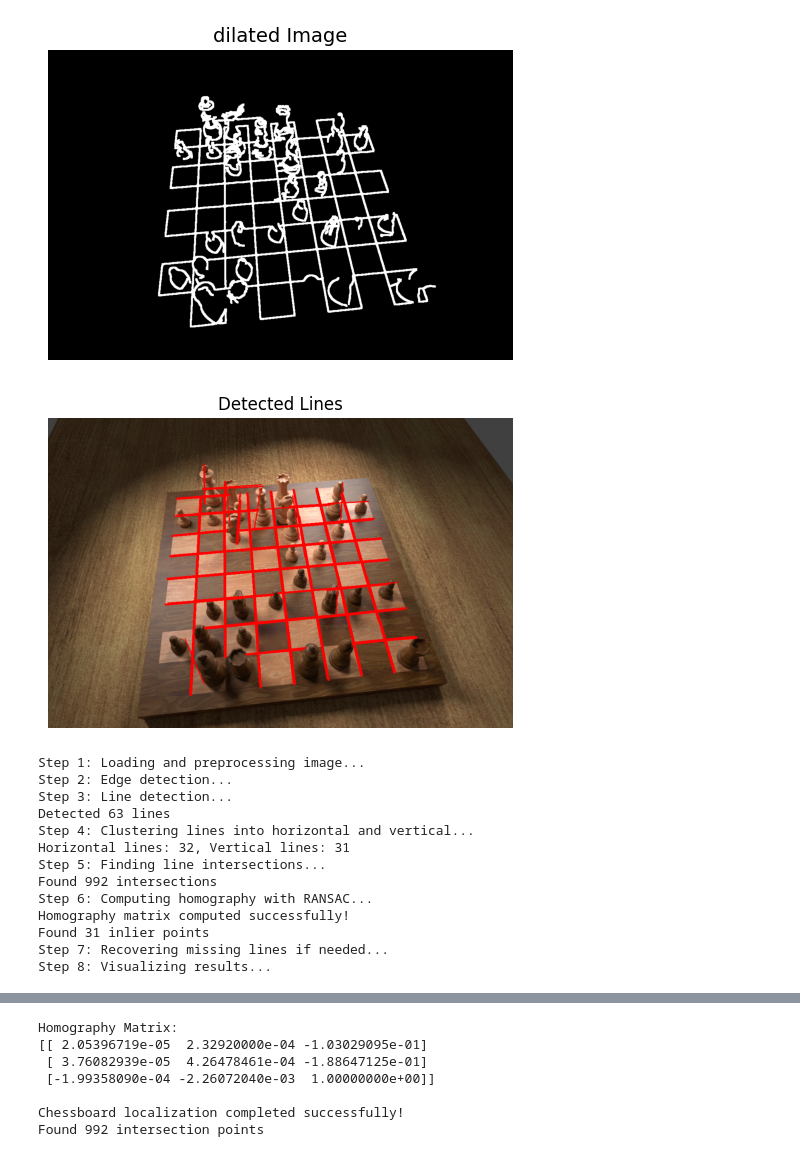
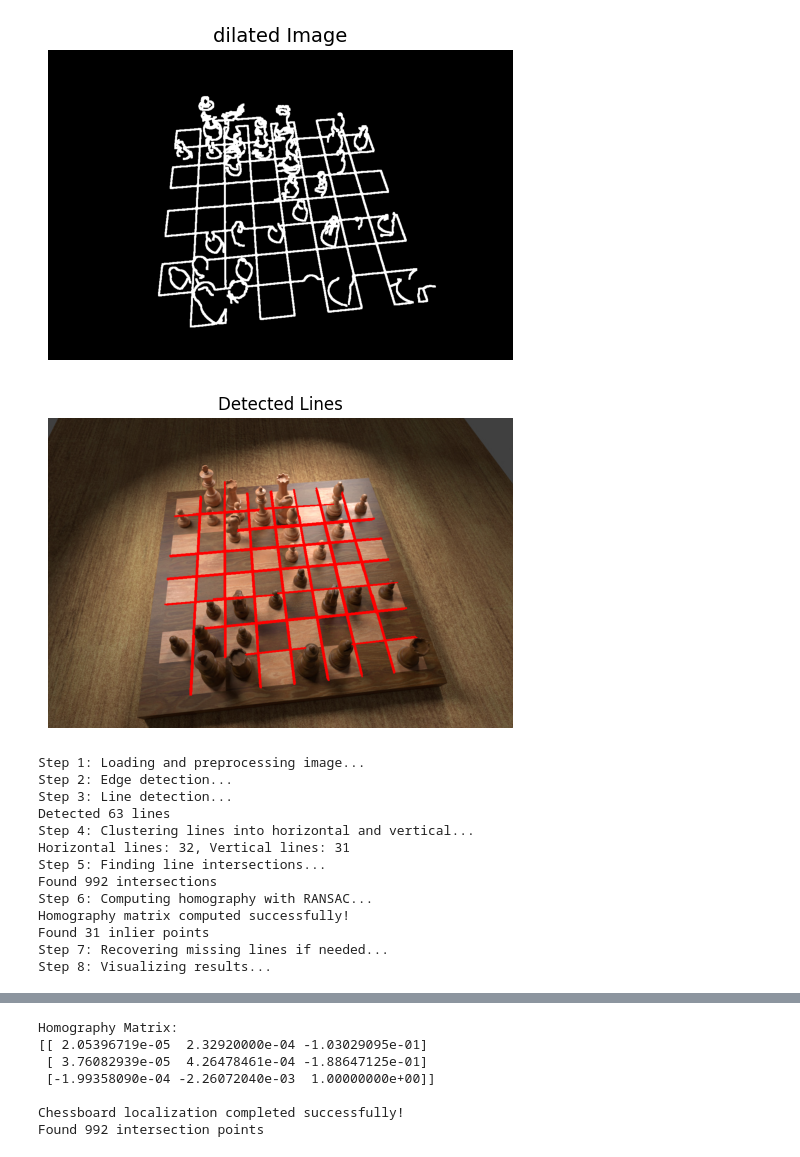
Before and after one commit to aladin20c/chess_computer_vision, a Jupyter notebook: version1.ipynb, the cells around one changed output, grey strips where cells are left out. Saved outputs shown, nothing was run; the diff lists cells and outputs as text; code cells hidden in the pictures.

```diff
--- a/version1.ipynb
+++ b/version1.ipynb
@@ -36,8 +58,8 @@ def dilate_image(image, iterations=1):
 def detect_lines(edges, hough_threshold=50, min_line_length=50, max_line_gap=20):
     """Detect lines using Hough Transform
     Uses Probabilistic Hough Transform (HoughLinesP)
-    Looks for lines that are at least 50 pixels long
-    Allows gaps of up to 20 pixels between line segments
+    Looks for lines that are at least min_line_length pixels long
+    Allows gaps of up to max_line_gap pixels between line segments
     Returns: List of detected line segments
     """
     lines = cv2.HoughLinesP(edges, 1, np.pi/180, threshold=hough_threshold, minLineLength=min_line_length, maxLineGap=max_line_gap)
@@ -53,30 +75,3 @@ def calculate_line_angle(line):
     x1, y1, x2, y2 = line[0]
     angle = math.degrees(math.atan2(y2 - y1, x2 - x1))
     return angle % 180
-
-def show_lines(image, lines, title="Detected Lines", color=(255, 0, 0), thickness=2):
-    """
-    Display an image with detected lines overlaid.
-    Parameters:
-        image (np.ndarray): The base image (RGB or grayscale).
-        lines (list): Lines returned by HoughLinesP or similar (each line is [[x1, y1, x2, y2]]).
-        title (str): Optional title.
-        color (tuple): Line color in RGB format.
-        thickness (int): Line thickness in pixels.
-    """
-    # Make sure we have an RGB image for plotting
-    if image.ndim == 2:  # grayscale → convert to RGB for color lines
-        img_vis = cv2.cvtColor(image, cv2.COLOR_GRAY2RGB)
-    else:
-        img_vis = image.copy()
-
-    if lines is not None:
-        for line in lines:
-            x1, y1, x2, y2 = line[0]
-            cv2.line(img_vis, (x1, y1), (x2, y2), color, thickness)
-
-    plt.figure(figsize=(6, 6))
-    plt.imshow(img_vis)
-    plt.title(title)
-    plt.axis('off')
-    plt.show()
@@ -365,35 +365,35 @@ def show_image(image, title=None):
 image_path = "chess_board.jpeg"
 
 try:
     img, img_rgb, gray = preprocess_image(image_path)
     show_image(gray, title="Grayscale Image")
     edges = detect_edges(gray,threshold1=10, threshold2=200)
     show_image(edges, title="Canny edges Image")
     edges = dilate_image(edges, iterations=2)
     show_image(edges, title="dilated Image")
-    lines = detect_lines(edges, hough_threshold=50, min_line_length=100, max_line_gap=10)
+    lines = detect_lines(edges, hough_threshold=50, min_line_length=150, max_line_gap=10)
     show_lines(img_rgb, lines, title="Detected Lines")
     #otsu
 
 
 
     H, warped_img, intersections = main_board_localization(image_path)
     if H is not None:
         print("\nHomography Matrix:")
         print(H)
         print(f"\nChessboard localization completed successfully!")
         print(f"Found {len(intersections)} intersection points")
     else:
         print("\nChessboard localization failed. Try adjusting parameters or using a different image.")
 
 except Exception as e:
     print(f"Error: {e}")
     print("Make sure the image path is correct and the image contains a clear chessboard.")
 # %% [output]
 [figure]
 [figure]
 [figure]
-[figure, old version]
+[figure, new version]
 Step 1: Loading and preprocessing image...
 Step 2: Edge detection...
 Step 3: Line detection...
```
Also changed, not shown: parts of 3 cells of this notebook, 1 other file.
